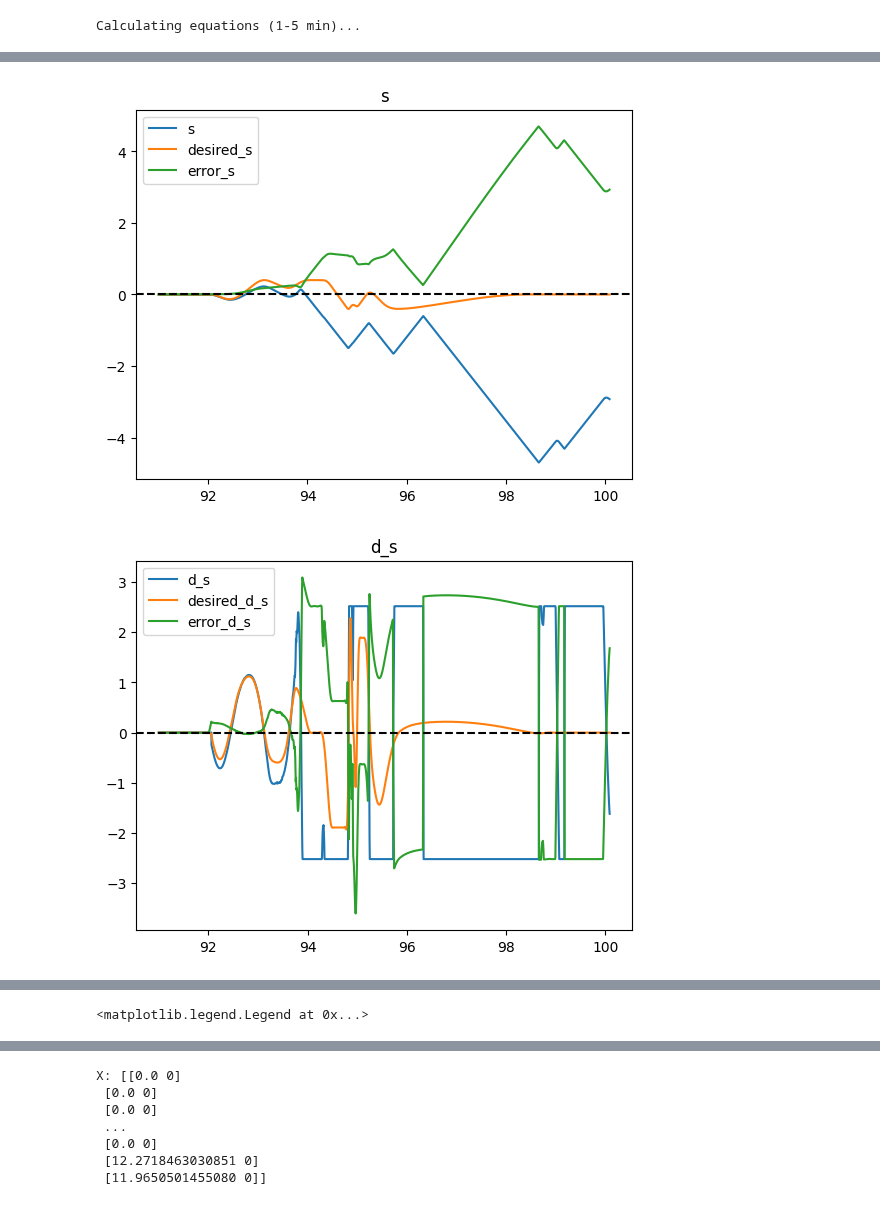
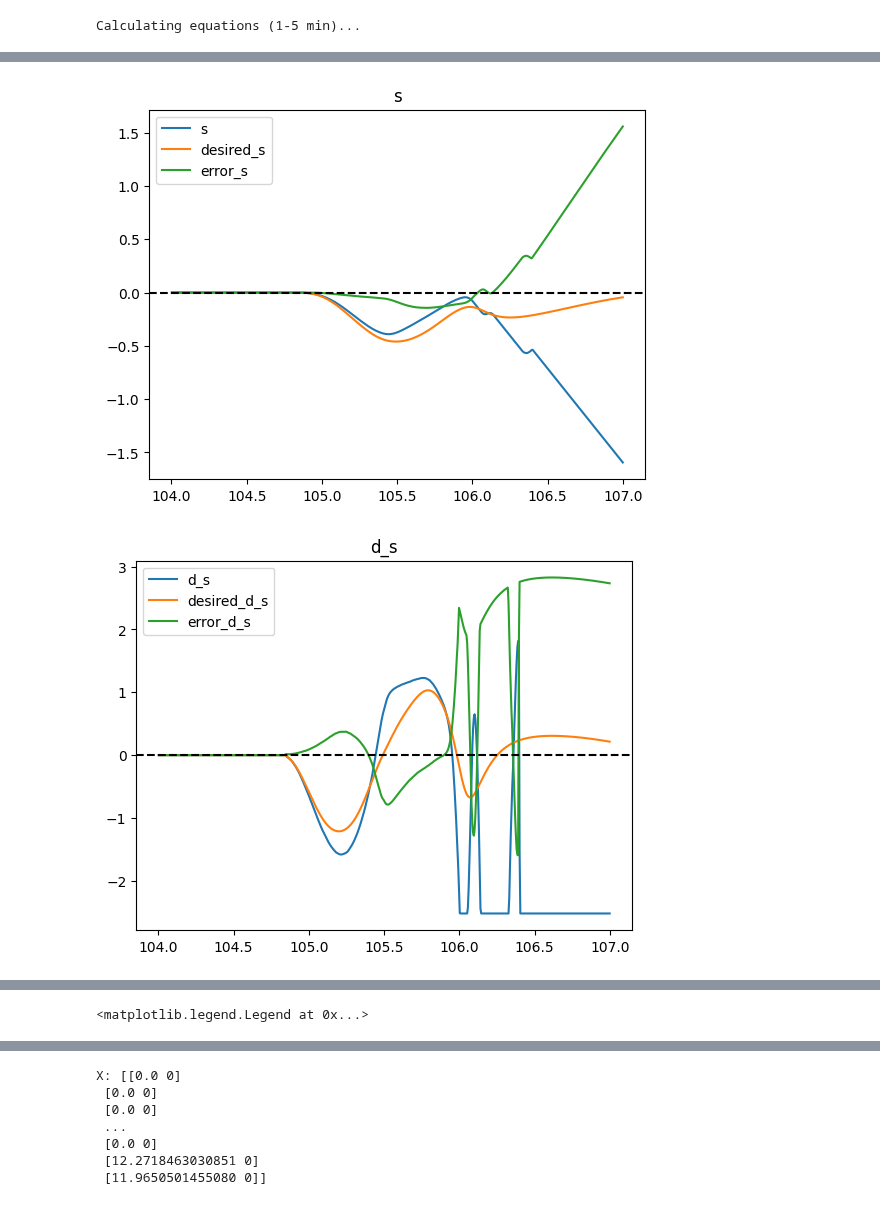
Before and after one commit to sackariaslunman/inverted-pendulum, a Jupyter notebook: src/python/test_linear_regression.ipynb, the cells around one changed output, grey strips where cells are left out. Drawn from its saved outputs; the diff is of its cells as text; code cells hidden in the pictures.

```diff
--- a/src/python/test_linear_regression.ipynb
+++ b/src/python/test_linear_regression.ipynb
@@ -51,7 +65,7 @@ else:
 # %% [output]
 Calculating equations (1-5 min)...
 # %%
-df = pd.read_csv('data/7-1-2.csv')
+df = pd.read_csv('data/8-1-2.csv')
 print("Entries before filter: ", len(df))
 df = df.dropna()
 print("Entries after filter: ", len(df))
@@ -75,33 +89,33 @@ Entries after filter:  20144
 # %%
-df = df[(df['time'] >= 91) & (df['time'] <= 94)]
+df = df[(df['time'] >= 104) & (df['time'] <= 107)]
 
 time = df['time']
 columns = ["s", "d_s", "theta_1", "d_theta_1", "theta_2", "d_theta_2"][:2+2*system.num_poles]
 desired_columns = [f"desired_{column_name}" for column_name in columns]
 
 for column_name in columns:
     mod_pi = column_name.startswith("theta")
     desired_column_name = f"desired_{column_name}"
     error_column_name = f"error_{column_name}"
     column = df[column_name].to_numpy()
     desired_column = df[desired_column_name].to_numpy()
     error_column = df[error_column_name].to_numpy()
     if mod_pi:
         column = np.unwrap(column)
         desired_column = np.unwrap(desired_column)
 
     plt.plot(time, column, label=column_name)
     plt.plot(time, desired_column, label=desired_column_name)
     plt.plot(time, error_column, label=error_column_name)
     plt.axhline(0, color='black', linestyle='--')
     plt.legend()
     plt.title(column_name)
     plt.show()
 
 plt.title("u")
 plt.plot(time, df['u'], label='u')
 plt.plot(time, df['desired_u'], label='desired_u')
 plt.legend()
 # %% [output]
-[figure, old version]
+[figure, new version]
-[figure, old version]
+[figure, new version]
```
Also changed, not shown: parts of 4 cells of this notebook, 45 other files.
